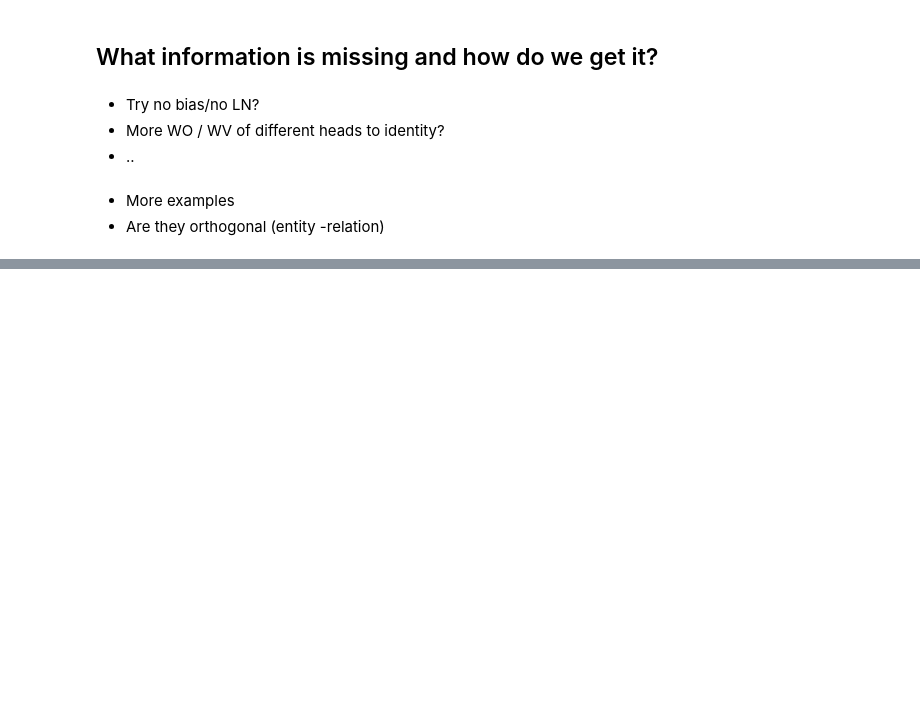
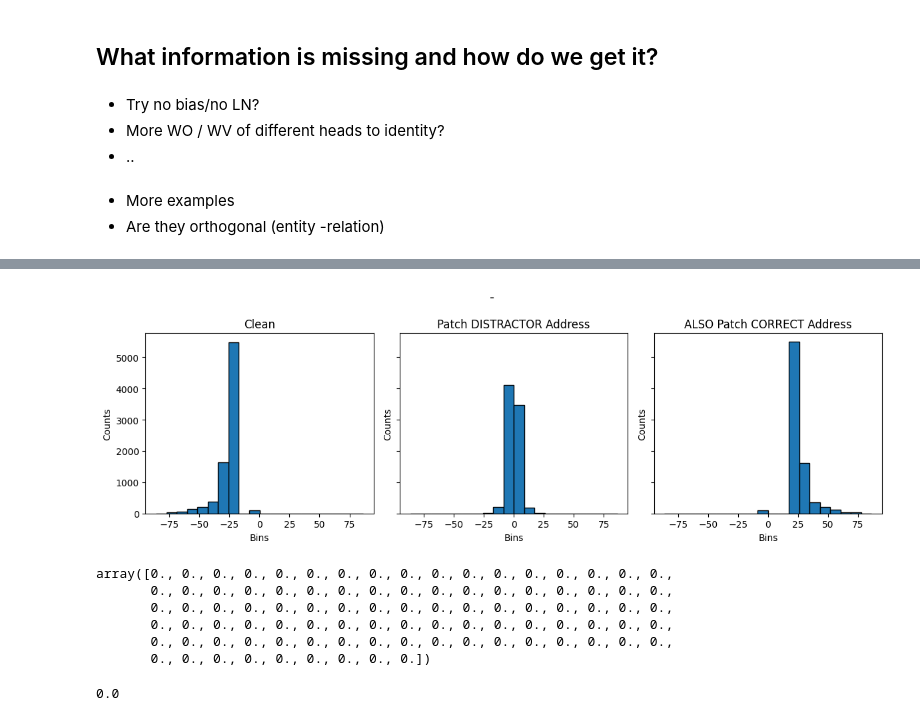
Before and after one commit to ssk-algoverse/sae-binding, a Jupyter notebook: circuit/W_O and W_V Identity.ipynb, the cells around one changed output, grey strips where cells are left out. Cells and saved outputs as stored; diff of their text form; code cells hidden in the pictures; blank space fills up the shorter version.

```diff
--- a/circuit/W_O and W_V Identity.ipynb
+++ b/circuit/W_O and W_V Identity.ipynb
@@ -440,0 +621,4 @@ tensor(-0.7121, grad_fn=<SumBackward1>)
+# %%
+probs = torch.softmax(logits[0, -1, :], dim=-1)
+for i, idx2 in enumerate(torch.topk(probs, 2).indices.tolist()):
+    print(f"{id_to_entity[idx2]} {torch.topk(probs, 2).values.tolist()[i]}")
@@ -440,0 +628,10 @@ tensor(-0.7121, grad_fn=<SumBackward1>)
+# %%
+def hook_addr3(z, hook):
+    z[0, 7, 1, :] = entity_template # Forcing christine back in place! Through L0H1
+    return z
+# %%
+logits = model.run_with_hooks(example, fwd_hooks=[('blocks.0.attn.hook_z', hook_addr), ('blocks.0.attn.hook_z', hook_addr2), ('blocks.0.attn.hook_z', hook_addr3)])
+# %%
+probs = torch.softmax(logits[0, -1, :], dim=-1)
+for i, idx2 in enumerate(torch.topk(probs, 5).indices.tolist()):
+    print(f"{id_to_entity[idx2]} {torch.topk(probs, 5).values.tolist()[i]}")
@@ -440,0 +823,24 @@ tensor(-0.7121, grad_fn=<SumBackward1>)
+# %%
+datasets = [clean_logit_diff, logit_swings_part1, logit_swings_part2]
+labels = ["Clean", "Patch DISTRACTOR Address", "ALSO Patch CORRECT Address"]
+
+num_bins = 20
+bin_edges = np.linspace(min(min(d) for d in datasets),
+                        max(max(d) for d in datasets),
+                        num_bins + 1)
+
+fig, axes = plt.subplots(1, 3, figsize=(12, 4), sharey=True)
+
+for ax, data, label in zip(axes, datasets, labels):
+    counts, _ = np.histogram(data, bins=bin_edges)
+    ax.bar(bin_edges[:-1], counts, width=np.diff(bin_edges),
+           edgecolor="black", align="edge")
+    ax.set_title(label)
+    ax.set_xlabel("Bins")
+    ax.set_ylabel("Counts")
+
+fig.suptitle("-", fontsize=14)
+plt.tight_layout()
+plt.show()
+# %% [output]
+[figure, added]
@@ -440,0 +849,13 @@ tensor(-0.7121, grad_fn=<SumBackward1>)
+# %%
+logit_swings_part2[logit_swings_part2 <= 0]
+# %% [output]
+array([0., 0., 0., 0., 0., 0., 0., 0., 0., 0., 0., 0., 0., 0., 0., 0., 0.,
+       0., 0., 0., 0., 0., 0., 0., 0., 0., 0., 0., 0., 0., 0., 0., 0., 0.,
+       0., 0., 0., 0., 0., 0., 0., 0., 0., 0., 0., 0., 0., 0., 0., 0., 0.,
+       0., 0., 0., 0., 0., 0., 0., 0., 0., 0., 0., 0., 0., 0., 0., 0., 0.,
+       0., 0., 0., 0., 0., 0., 0., 0., 0., 0., 0., 0., 0., 0., 0., 0., 0.,
+       0., 0., 0., 0., 0., 0., 0., 0., 0.])
+# %%
+logit_swings_part2[1]
+# %% [output]
+0.0
```
Also changed, not shown: parts of 48 cells of this notebook.
